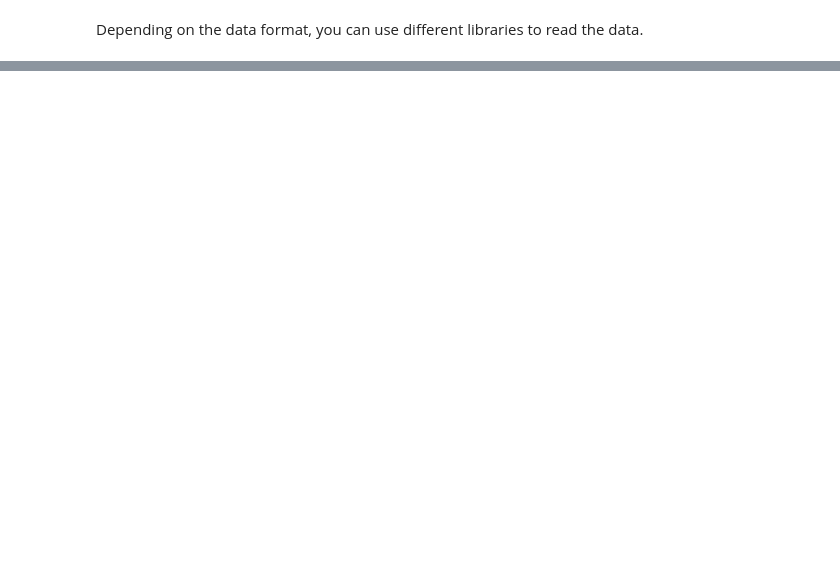
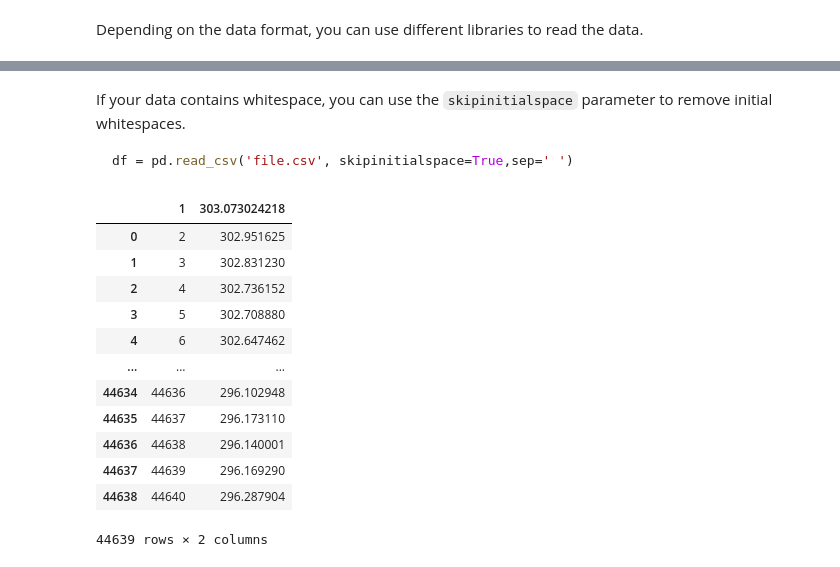
Before and after one commit to stkroe/PythonforChemists, a Jupyter notebook: course/chapters/Basics/Lecture1/SimpleDataImport.ipynb, the cells around one changed output, grey strips where cells are left out. Saved outputs shown, nothing was run; the diff lists cells and outputs as text; code cells hidden in the pictures; blank space fills up the shorter version.

````diff
--- a/course/chapters/Basics/Lecture1/SimpleDataImport.ipynb
+++ b/course/chapters/Basics/Lecture1/SimpleDataImport.ipynb
@@ -93,0 +111,23 @@ data = cursor.fetchall()
+# %% [markdown]
+If your data contains whitespace, you can use the `skipinitialspace` parameter to remove initial whitespaces.
+
+```python
+df = pd.read_csv('file.csv', skipinitialspace=True,sep=' ')
+```
+# %%
+data = pd.read_csv('../../../data/temperatures.dat', skipinitialspace=True, sep=" ")
+data
+# %% [output]
+|  | 1 | 303.073024218 |
+| 0 | 2 | 302.951625 |
+| 1 | 3 | 302.831230 |
+| 2 | 4 | 302.736152 |
+| 3 | 5 | 302.708880 |
+| 4 | 6 | 302.647462 |
+| ... | ... | ... |
+| 44634 | 44636 | 296.102948 |
+| 44635 | 44637 | 296.173110 |
+| 44636 | 44638 | 296.140001 |
+| 44637 | 44639 | 296.169290 |
+| 44638 | 44640 | 296.287904 |
+44639 rows × 2 columns
````
Also changed, not shown: parts of 43 cells of this notebook, 6 other files.
